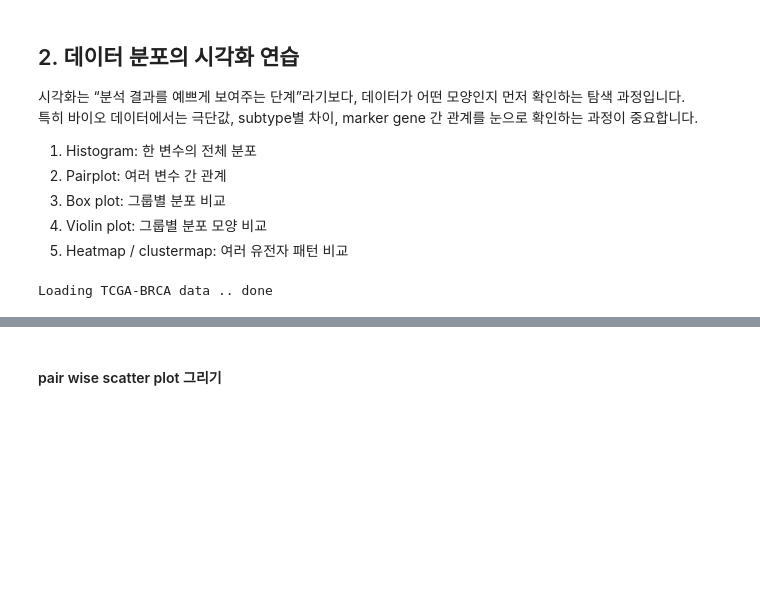
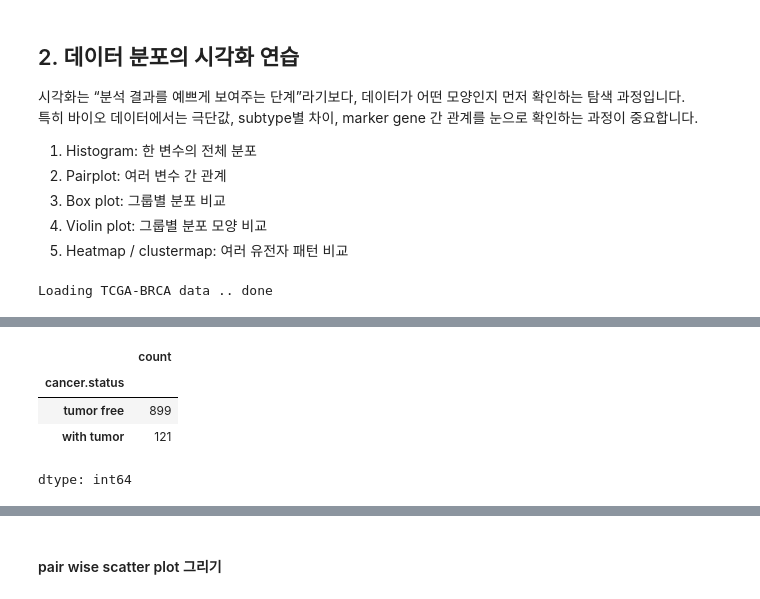
Before and after one commit to hyunhee1123/health-checkup-analysis, a Jupyter notebook: Notebooks/bio_bigdata_workshop_1A_python_pandas_visualization_practice.ipynb, the cells around one changed output, grey strips where cells are left out. Saved outputs shown, nothing was run; the diff lists cells and outputs as text; code cells hidden in the pictures; blank space fills up the shorter version.

```diff
--- a/Notebooks/bio_bigdata_workshop_1A_python_pandas_visualization_practice.ipynb
+++ b/Notebooks/bio_bigdata_workshop_1A_python_pandas_visualization_practice.ipynb
@@ -612,0 +735,8 @@ plt.legend(['ESR1', 'ERBB2'])
+# %%
+df_clinical['cancer.status'].value_counts()
+# %% [output]
+|  | count |
+| cancer.status |  |
+| tumor free | 899 |
+| with tumor | 121 |
+dtype: int64
```
Also changed, not shown: parts of 25 cells of this notebook.
